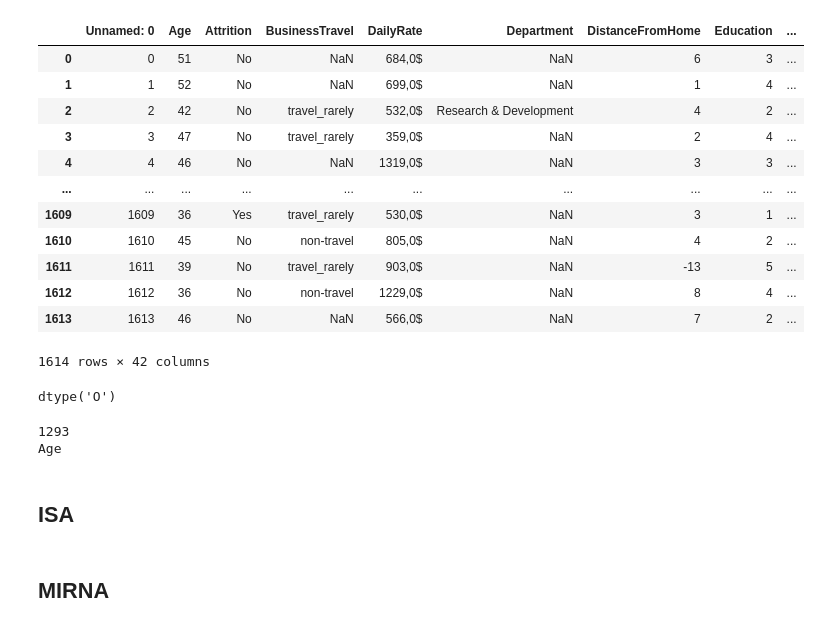
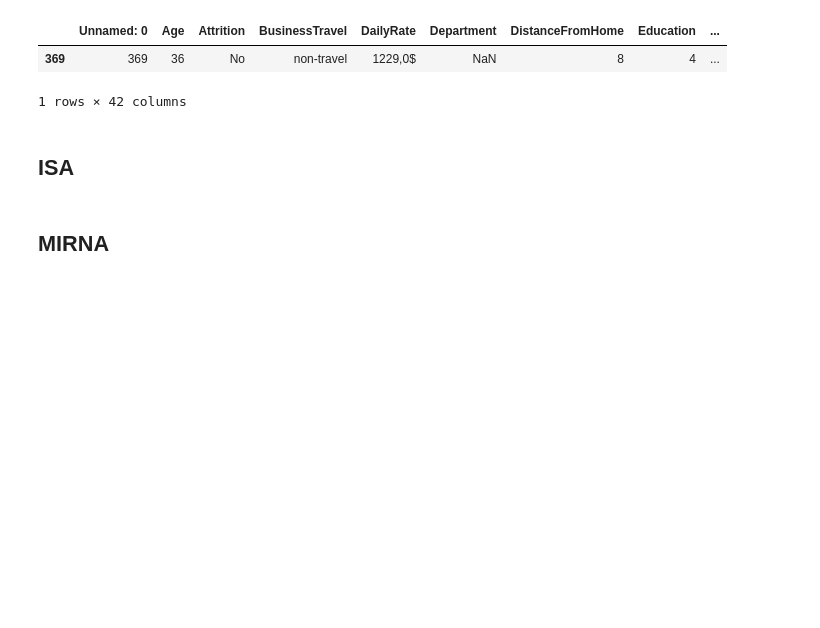
Before and after one commit to icorreald/proyecto-da-promo-G-modulo-3-team-3, a Jupyter notebook: notebooks/df_unificaciones.ipynb, the cells around one changed output. Cells and saved outputs as stored; diff of their text form; code cells hidden in the pictures; blank space fills up the shorter version.

```diff
--- a/notebooks/df_unificaciones.ipynb
+++ b/notebooks/df_unificaciones.ipynb
@@ -5,31 +13,10 @@ import re
 # %%
 df = pd.read_csv("../csv-archivos/HR RAW DATA.csv")
 # %%
-df
+df.sample()
 # %% [output]
 |  | Unnamed: 0 | Age | Attrition | BusinessTravel | DailyRate | Department | DistanceFromHome | Education | ... |
-| 0 | 0 | 51 | No | NaN | 684,0$ | NaN | 6 | 3 | ... |
-| 1 | 1 | 52 | No | NaN | 699,0$ | NaN | 1 | 4 | ... |
-| 2 | 2 | 42 | No | travel_rarely | 532,0$ | Research & Development | 4 | 2 | ... |
-| 3 | 3 | 47 | No | travel_rarely | 359,0$ | NaN | 2 | 4 | ... |
-| 4 | 4 | 46 | No | NaN | 1319,0$ | NaN | 3 | 3 | ... |
-| ... | ... | ... | ... | ... | ... | ... | ... | ... | ... |
-| 1609 | 1609 | 36 | Yes | travel_rarely | 530,0$ | NaN | 3 | 1 | ... |
-| 1610 | 1610 | 45 | No | non-travel | 805,0$ | NaN | 4 | 2 | ... |
-| 1611 | 1611 | 39 | No | travel_rarely | 903,0$ | NaN | -13 | 5 | ... |
-| 1612 | 1612 | 36 | No | non-travel | 1229,0$ | NaN | 8 | 4 | ... |
-| 1613 | 1613 | 46 | No | NaN | 566,0$ | NaN | 7 | 2 | ... |
+| 369 | 369 | 36 | No | non-travel | 1229,0$ | NaN | 8 | 4 | ... |
-1614 rows × 42 columns
+1 rows × 42 columns
-# %%
-df["employeenumber"].dtype
-# %% [output]
-dtype('O')
-# %%
-fila, columna = df[df == 'thirty-two'].stack().index[0]
-print(fila)
-print(columna)
-# %% [output]
-1293
-Age
 # %%
 #Columna Age
```
Also changed, not shown: parts of 22 cells of this notebook.
